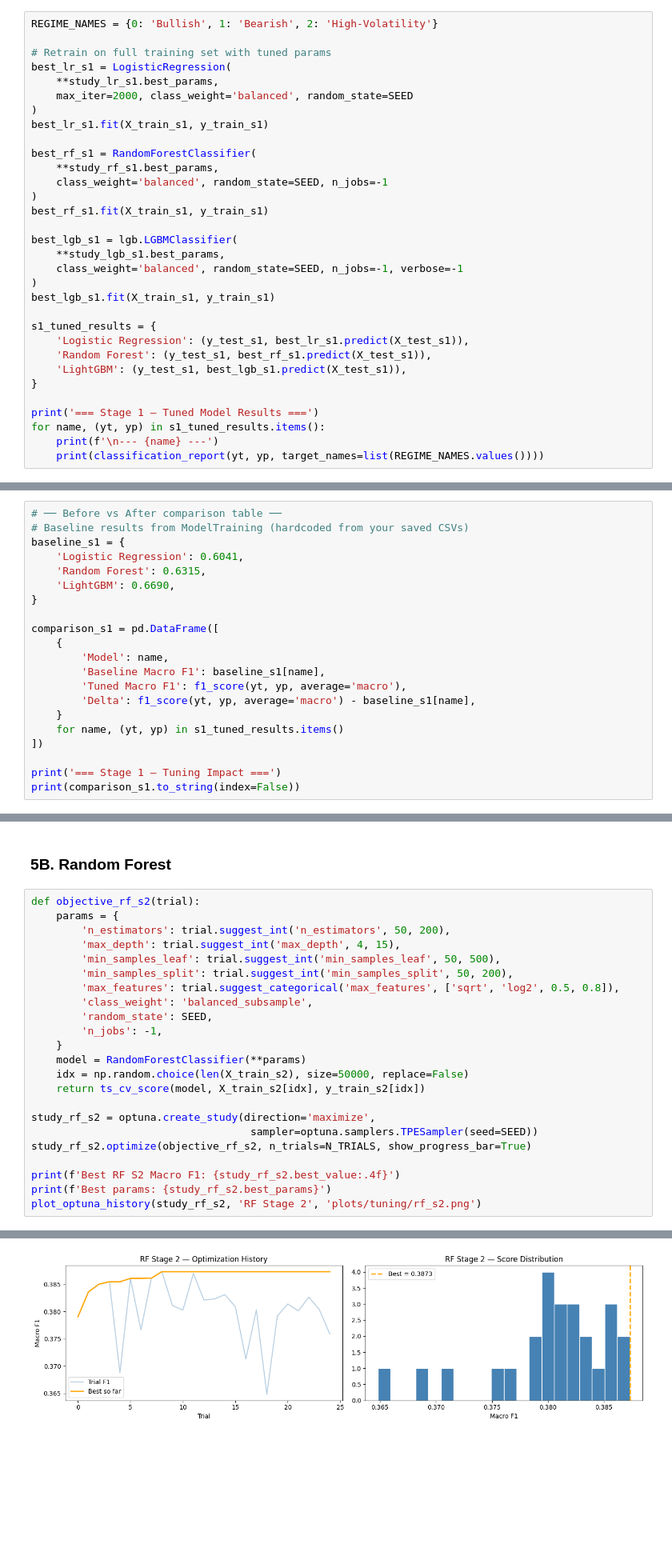
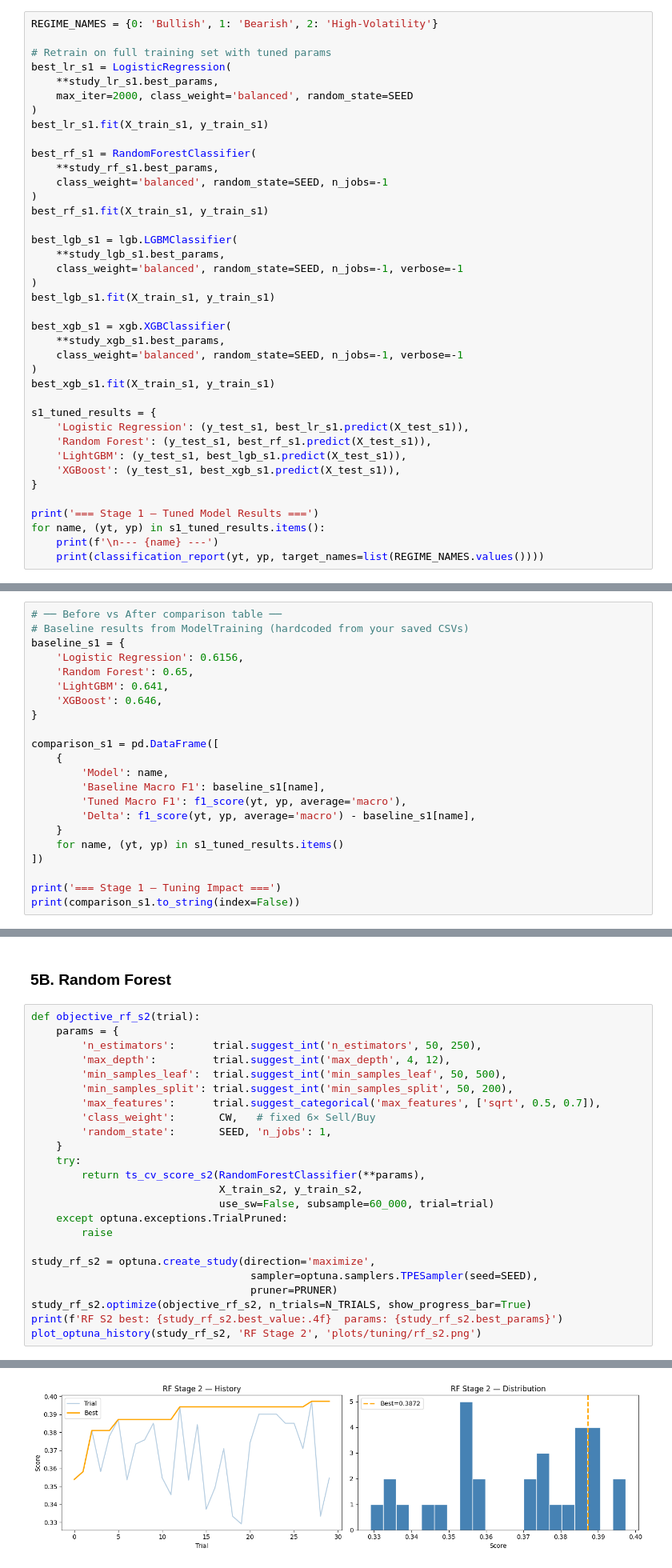
Before and after one commit to CCEW/ECS171, a Jupyter notebook: HyperparameterTuning.ipynb, the cells around one changed output, grey strips where cells are left out. Shown at 80% size. Drawn from its saved outputs; the diff is of its cells as text; blank space fills up the shorter version.

```diff
--- a/HyperparameterTuning.ipynb
+++ b/HyperparameterTuning.ipynb
@@ -323,10 +484,17 @@ best_lgb_s1 = lgb.LGBMClassifier(
 )
 best_lgb_s1.fit(X_train_s1, y_train_s1)
 
+best_xgb_s1 = xgb.XGBClassifier(
+    **study_xgb_s1.best_params,
+    class_weight='balanced', random_state=SEED, n_jobs=-1, verbose=-1
+)
+best_xgb_s1.fit(X_train_s1, y_train_s1)
+
 s1_tuned_results = {
     'Logistic Regression': (y_test_s1, best_lr_s1.predict(X_test_s1)),
     'Random Forest': (y_test_s1, best_rf_s1.predict(X_test_s1)),
     'LightGBM': (y_test_s1, best_lgb_s1.predict(X_test_s1)),
+    'XGBoost': (y_test_s1, best_xgb_s1.predict(X_test_s1)),
 }
 
 print('=== Stage 1 — Tuned Model Results ===')
@@ -355,9 +523,10 @@ High-Volatility       0.31      0.71      0.44        79
 # ── Before vs After comparison table ──
 # Baseline results from ModelTraining (hardcoded from your saved CSVs)
 baseline_s1 = {
-    'Logistic Regression': 0.6041,
-    'Random Forest': 0.6315,
-    'LightGBM': 0.6690,
+    'Logistic Regression': 0.6156,
+    'Random Forest': 0.65,
+    'LightGBM': 0.641,
+    'XGBoost': 0.646,
 }
 
 comparison_s1 = pd.DataFrame([
@@ -450,24 +632,25 @@ Best params: {'C': 0.29889419748420054, 'solver': 'lbfgs'}
 # %%
 def objective_rf_s2(trial):
     params = {
-        'n_estimators': trial.suggest_int('n_estimators', 50, 200),
-        'max_depth': trial.suggest_int('max_depth', 4, 15),
-        'min_samples_leaf': trial.suggest_int('min_samples_leaf', 50, 500),
+        'n_estimators':      trial.suggest_int('n_estimators', 50, 250),
+        'max_depth':         trial.suggest_int('max_depth', 4, 12),
+        'min_samples_leaf':  trial.suggest_int('min_samples_leaf', 50, 500),
         'min_samples_split': trial.suggest_int('min_samples_split', 50, 200),
-        'max_features': trial.suggest_categorical('max_features', ['sqrt', 'log2', 0.5, 0.8]),
-        'class_weight': 'balanced_subsample',
-        'random_state': SEED,
-        'n_jobs': -1,
+        'max_features':      trial.suggest_categorical('max_features', ['sqrt', 0.5, 0.7]),
+        'class_weight':       CW,   # fixed 6× Sell/Buy
+        'random_state':       SEED, 'n_jobs': 1,
     }
-    model = RandomForestClassifier(**params)
-    idx = np.random.choice(len(X_train_s2), size=50000, replace=False)
-    return ts_cv_score(model, X_train_s2[idx], y_train_s2[idx])
+    try:
+        return ts_cv_score_s2(RandomForestClassifier(**params),
+                              X_train_s2, y_train_s2,
+                              use_sw=False, subsample=60_000, trial=trial)
+    except optuna.exceptions.TrialPruned:
+        raise
 
 study_rf_s2 = optuna.create_study(direction='maximize',
-                                   sampler=optuna.samplers.TPESampler(seed=SEED))
+                                   sampler=optuna.samplers.TPESampler(seed=SEED),
+                                   pruner=PRUNER)
 study_rf_s2.optimize(objective_rf_s2, n_trials=N_TRIALS, show_progress_bar=True)
-
-print(f'Best RF S2 Macro F1: {study_rf_s2.best_value:.4f}')
-print(f'Best params: {study_rf_s2.best_params}')
+print(f'RF S2 best: {study_rf_s2.best_value:.4f}  params: {study_rf_s2.best_params}')
 plot_optuna_history(study_rf_s2, 'RF Stage 2', 'plots/tuning/rf_s2.png')
 # %% [output]
@@ -476,4 +658,4 @@ Best params: {'n_estimators': 92, 'max_depth': 10, 'min_samples_leaf': 113, 'min
-[figure, old version]
+[figure, new version]
 # %% [markdown]
 ### 5C. LightGBM
 # %%
```
Also changed, not shown: parts of 30 cells of this notebook, 7 other files.
